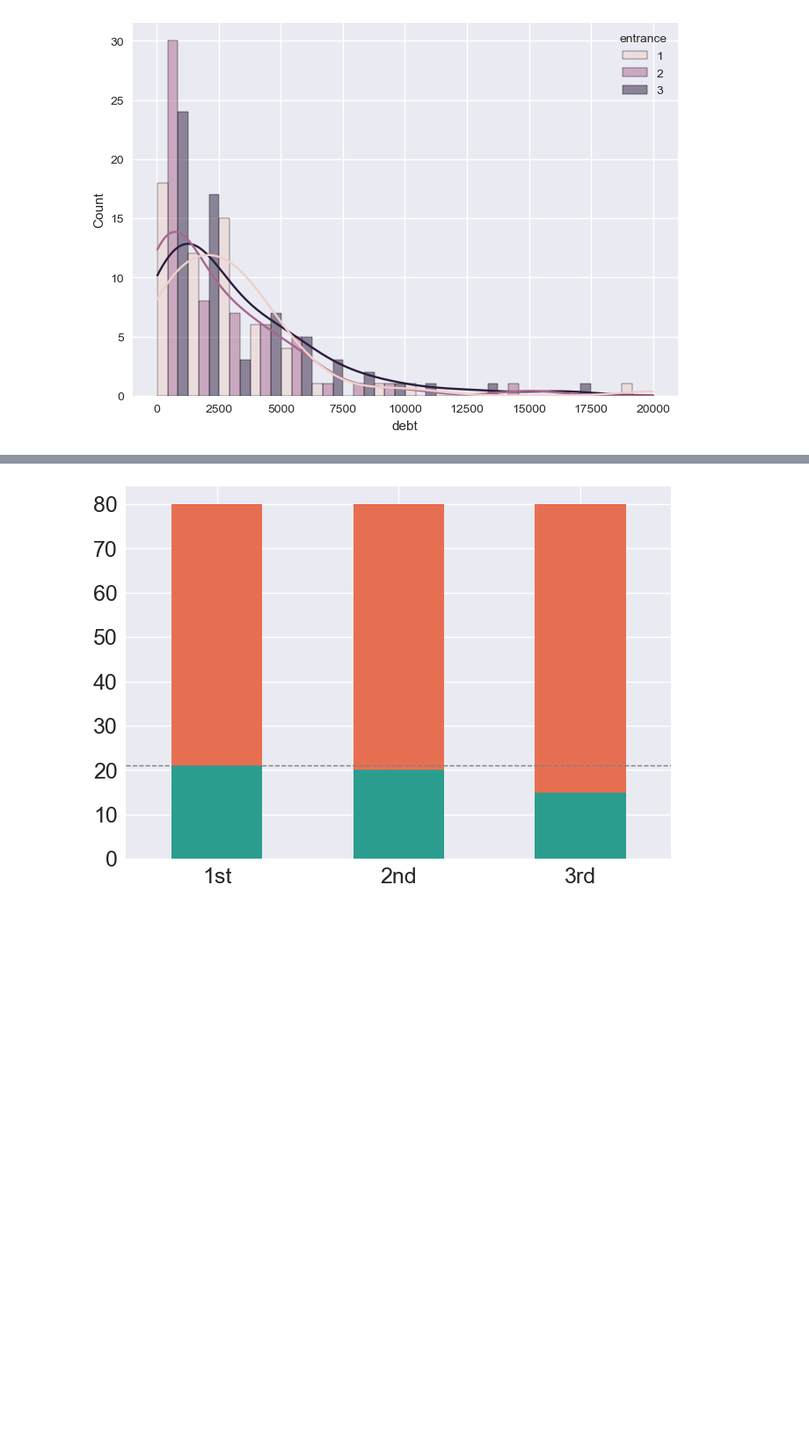
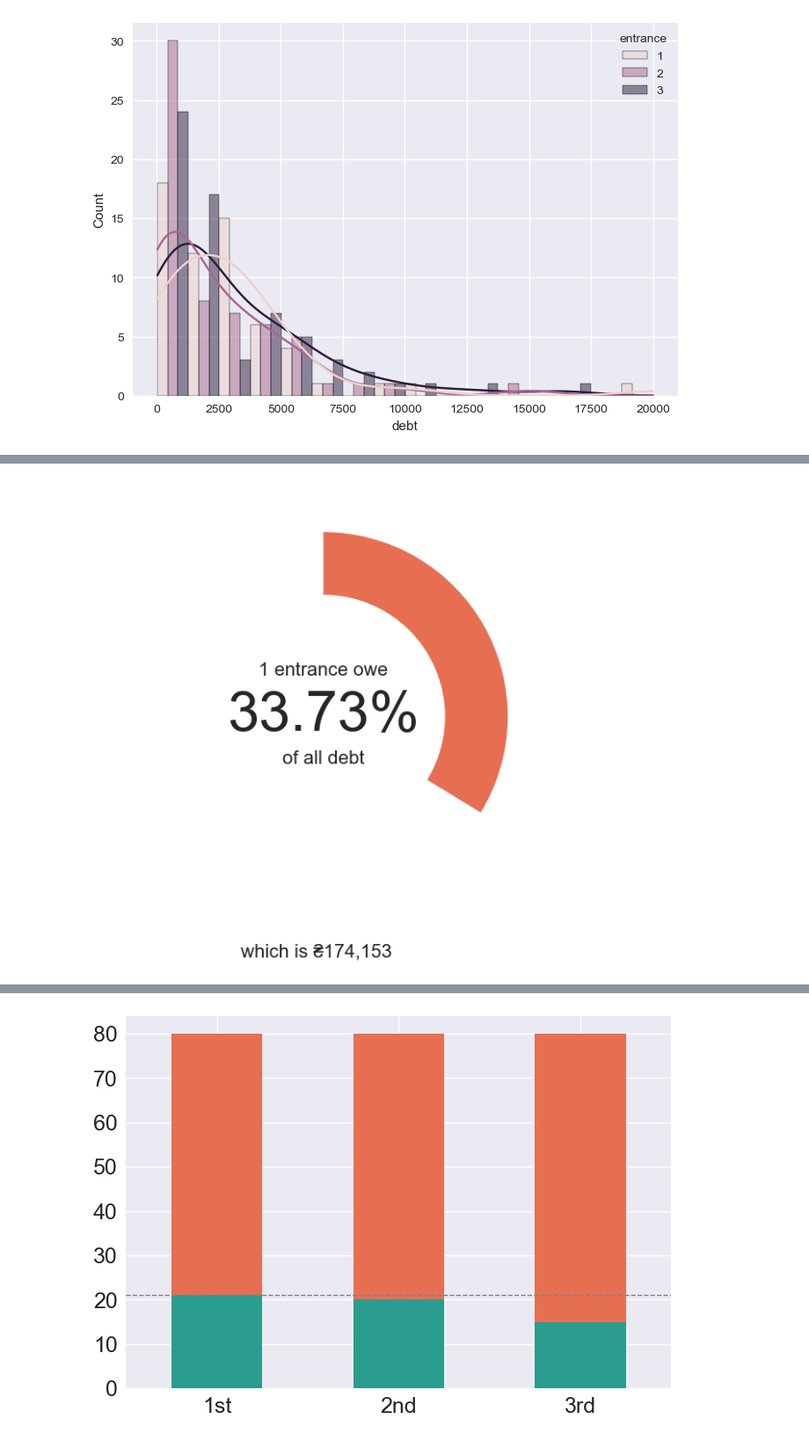
Before and after one commit to SlavaMelanko/SlavaMelanko, a Jupyter notebook: blog/data-visualization/debts.ipynb, the cells around one changed output, grey strips where cells are left out. Shown at 88% size. Drawn from its saved outputs; the diff is of its cells as text; code cells hidden in the pictures; blank space fills up the shorter version.

```diff
--- a/blog/data-visualization/debts.ipynb
+++ b/blog/data-visualization/debts.ipynb
@@ -110,0 +121,26 @@ plt.savefig("debt_pie.png", dpi=300)
+# %%
+def create_donut_chart(fig, ax, entrance_num):
+  debt_entrance = debt.groupby("entrance")["debt"].sum().iloc[entrance_num - 1]
+  debt_entrance_percentage = debt_entrance / total_debt
+
+  ax.pie(
+      [1 - debt_entrance_percentage, debt_entrance_percentage],
+      startangle=90,
+      colors=["white", "#e76f51"])
+
+  donut_hole = plt.Circle((0, 0), 0.66, fc="white")
+  fig = plt.gcf()
+  fig.gca().add_artist(donut_hole)
+
+  plt.text(0, 0.25, f"{entrance_num} entrance owe", ha="center", va="center", fontsize=16)
+  plt.text(0, 0, f"{debt_entrance_percentage * 100:,.2f}%", ha="center", va="center", fontsize=48)
+  plt.text(0, -0.23, f"of all debt", ha="center", va="center", fontsize=16)
+
+  fig.suptitle(f"which is ₴{debt_entrance:,.0f}", y=0.16, fontsize=16)
+# %%
+fig, ax = plt.subplots(figsize=(7, 8))
+entrance_num = 1
+create_donut_chart(fig, ax, entrance_num)
+plt.savefig(f"debt_donut_{entrance_num}.png", dpi=160)
+# %% [output]
+[figure, added]
```
Also changed, not shown: parts of 5 cells of this notebook.
